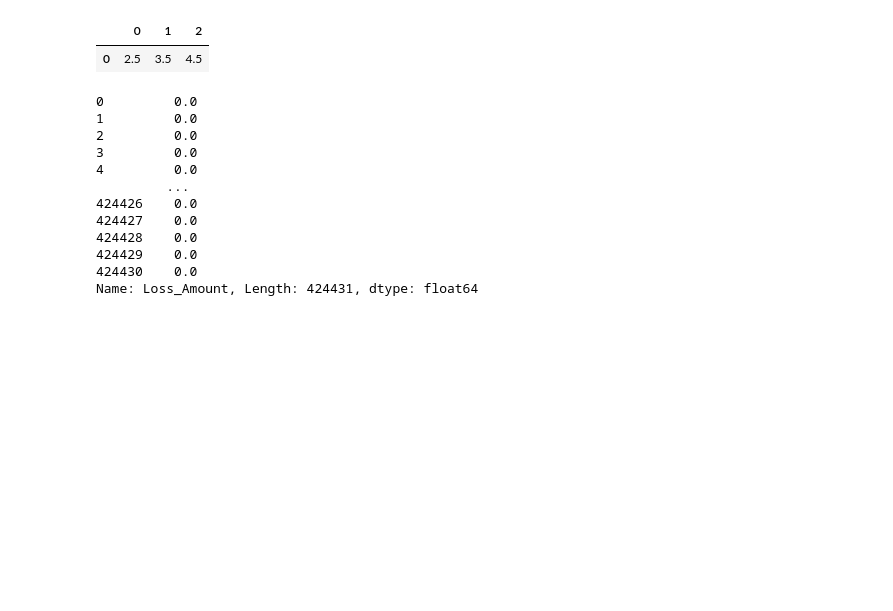
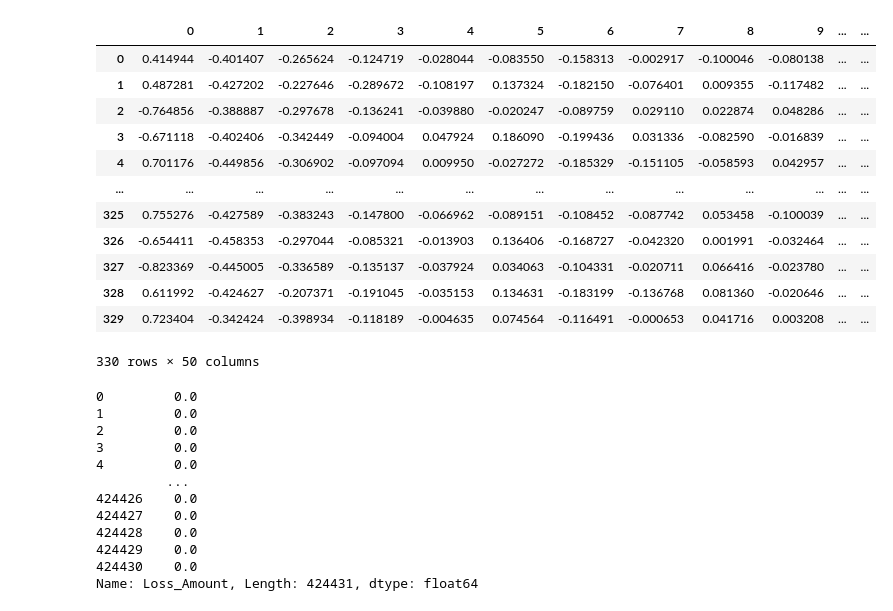
Before and after one commit to Rishant96/Big-Data-Final-Project, a Jupyter notebook: Big Data - Auto Insurance.ipynb, the cells around one changed output. Saved outputs shown, nothing was run; the diff lists cells and outputs as text; code cells hidden in the pictures; blank space fills up the shorter version.

```diff
--- a/Big Data - Auto Insurance.ipynb
+++ b/Big Data - Auto Insurance.ipynb
@@ -205,12 +331,14 @@ def get_testing_portfolios(folder_name):
     portfolios = []
     i = 0
     for filename in all_files:
+        i += 1
         p = pd.read_csv(filename, index_col=None, header=0)
-        p = preprocess_data(p, dropped_columns=['PolicyNo'], clean=True, remove_outliers=False,
-                            feature_transform=True, feature_selection=True)
-        portfolios.append(p)
-    return summarize_portfolios(portfolios)
+        print(len(p))
+#       p = preprocess_data(p.dropna(), dropped_columns=['PolicyNo'], clean=True, remove_outliers=False,
+#                             feature_transform=False, feature_selection=False)
+#         portfolios.append(p)
+    return summarize_portfolios(portfolios), portfolios
 # %%
-t_p = get_testing_portfolios('testing_portfolios')
+t_p, portfolios_test = get_testing_portfolios('testing_portfolios')
 # %% [output]
 330
@@ -217,10 +362,19 @@ t_p = get_testing_portfolios('testing_portfolios')
 # %%
 losses = training_set['lr']
-# %%
-ds = [[1, 2, 3],[4, 5, 6]]
-p_ds = pd.DataFrame(ds)
-mean_summarizer(p_ds)
-# %% [output]
-|  | 0 | 1 | 2 |
-| 0 | 2.5 | 3.5 | 4.5 |
+# %%
+t_p
+# %% [output]
+|  | 0 | 1 | 2 | 3 | 4 | 5 | 6 | 7 | 8 | 9 | ... | ... |
+| 0 | 0.414944 | -0.401407 | -0.265624 | -0.124719 | -0.028044 | -0.083550 | -0.158313 | -0.002917 | -0.100046 | -0.080138 | ... | ... |
+| 1 | 0.487281 | -0.427202 | -0.227646 | -0.289672 | -0.108197 | 0.137324 | -0.182150 | -0.076401 | 0.009355 | -0.117482 | ... | ... |
+| 2 | -0.764856 | -0.388887 | -0.297678 | -0.136241 | -0.039880 | -0.020247 | -0.089759 | 0.029110 | 0.022874 | 0.048286 | ... | ... |
+| 3 | -0.671118 | -0.402406 | -0.342449 | -0.094004 | 0.047924 | 0.186090 | -0.199436 | 0.031336 | -0.082590 | -0.016839 | ... | ... |
+| 4 | 0.701176 | -0.449856 | -0.306902 | -0.097094 | 0.009950 | -0.027272 | -0.185329 | -0.151105 | -0.058593 | 0.042957 | ... | ... |
+| ... | ... | ... | ... | ... | ... | ... | ... | ... | ... | ... | ... | ... |
+| 325 | 0.755276 | -0.427589 | -0.383243 | -0.147800 | -0.066962 | -0.089151 | -0.108452 | -0.087742 | 0.053458 | -0.100039 | ... | ... |
+| 326 | -0.654411 | -0.458353 | -0.297044 | -0.085321 | -0.013903 | 0.136406 | -0.168727 | -0.042320 | 0.001991 | -0.032464 | ... | ... |
+| 327 | -0.823369 | -0.445005 | -0.336589 | -0.135137 | -0.037924 | 0.034063 | -0.104331 | -0.020711 | 0.066416 | -0.023780 | ... | ... |
+| 328 | 0.611992 | -0.424627 | -0.207371 | -0.191045 | -0.035153 | 0.134631 | -0.183199 | -0.136768 | 0.081360 | -0.020646 | ... | ... |
+| 329 | 0.723404 | -0.342424 | -0.398934 | -0.118189 | -0.004635 | 0.074564 | -0.116491 | -0.000653 | 0.041716 | 0.003208 | ... | ... |
+330 rows × 50 columns
 # %%
```
Also changed, not shown: parts of 29 cells of this notebook, 4 other files.
